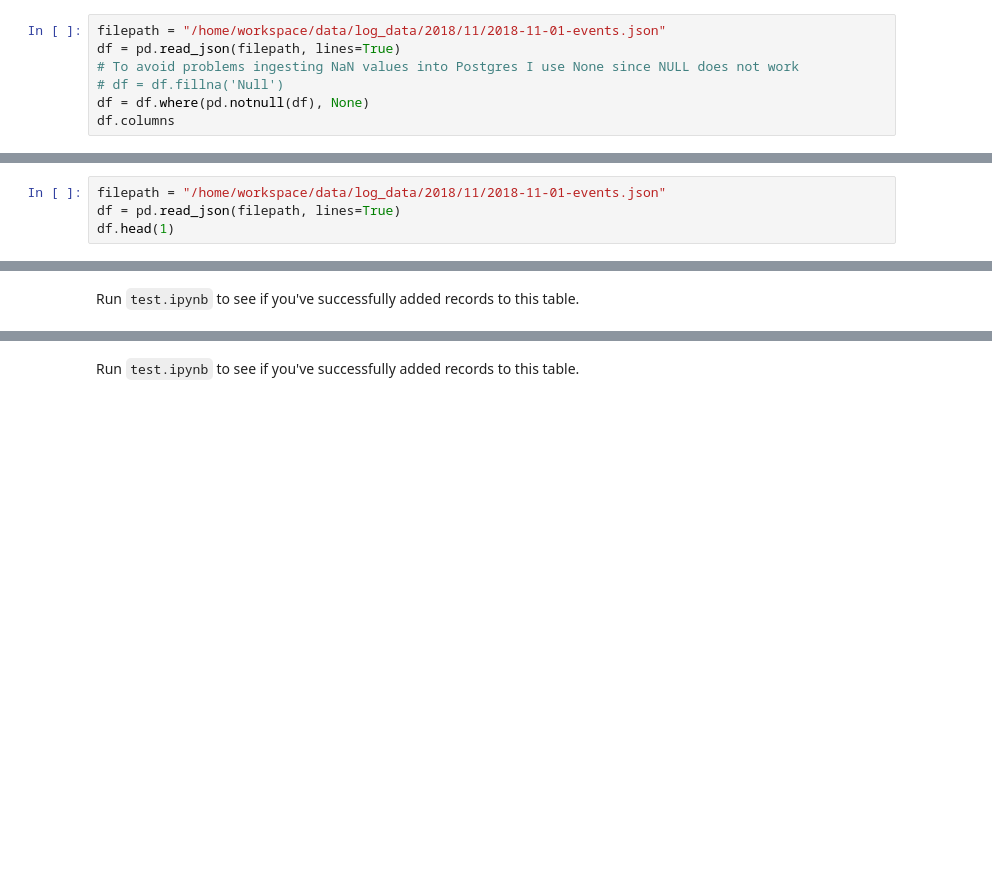
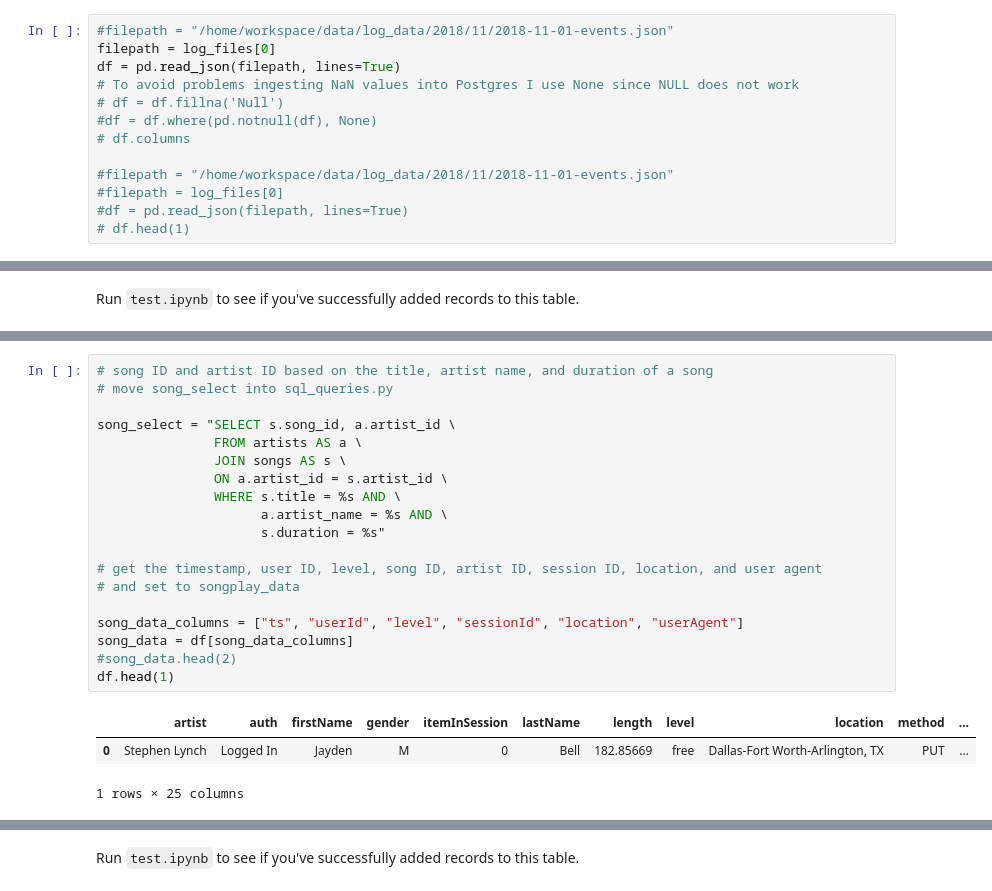
Before and after one commit to juferafo/UDE-postgres, a Jupyter notebook: etl.ipynb, the cells around one changed output, grey strips where cells are left out. Drawn from its saved outputs; the diff is of its cells as text; blank space fills up the shorter version.

Commit message:
Songplays started

```diff
--- a/etl.ipynb
+++ b/etl.ipynb
@@ -194,9 +173,15 @@ Let's perform ETL on a single log file and load a single record into each table.
 # %%
 log_files = get_files("./data/log_data/")
 # %%
-filepath = "/home/workspace/data/log_data/2018/11/2018-11-01-events.json"
+#filepath = "/home/workspace/data/log_data/2018/11/2018-11-01-events.json"
+filepath = log_files[0]
 df = pd.read_json(filepath, lines=True)
 # To avoid problems ingesting NaN values into Postgres I use None since NULL does not work
 # df = df.fillna('Null')
-df = df.where(pd.notnull(df), None)
-df.columns
+#df = df.where(pd.notnull(df), None)
+# df.columns
+
+#filepath = "/home/workspace/data/log_data/2018/11/2018-11-01-events.json"
+#filepath = log_files[0]
+#df = pd.read_json(filepath, lines=True)
+# df.head(1)
@@ -317,7 +256,3 @@ Run `test.ipynb` to see if you've successfully added records to this table.
 ## #4: `users` Table
 #### Extract Data for Users Table
 - Select columns for user ID, first name, last name, gender and level and set to `user_df`
-# %%
-filepath = "/home/workspace/data/log_data/2018/11/2018-11-01-events.json"
-df = pd.read_json(filepath, lines=True)
-df.head(1)
@@ -388,0 +317,23 @@ This one is a little more complicated since information from the songs table, ar
+# %%
+# song ID and artist ID based on the title, artist name, and duration of a song
+# move song_select into sql_queries.py
+
+song_select = "SELECT s.song_id, a.artist_id \
+               FROM artists AS a \
+               JOIN songs AS s \
+               ON a.artist_id = s.artist_id \
+               WHERE s.title = %s AND \
+                     a.artist_name = %s AND \
+                     s.duration = %s"
+
+# get the timestamp, user ID, level, song ID, artist ID, session ID, location, and user agent
+# and set to songplay_data
+
+song_data_columns = ["ts", "userId", "level", "sessionId", "location", "userAgent"]
+song_data = df[song_data_columns]
+#song_data.head(2)
+df.head(1)
+# %% [output]
+|  | artist | auth | firstName | gender | itemInSession | lastName | length | level | location | method | ... |
+| 0 | Stephen Lynch | Logged In | Jayden | M | 0 | Bell | 182.85669 | free | Dallas-Fort Worth-Arlington, TX | PUT | ... |
+1 rows × 25 columns
```
Also changed, not shown: parts of 24 cells of this notebook, 1 other file.
